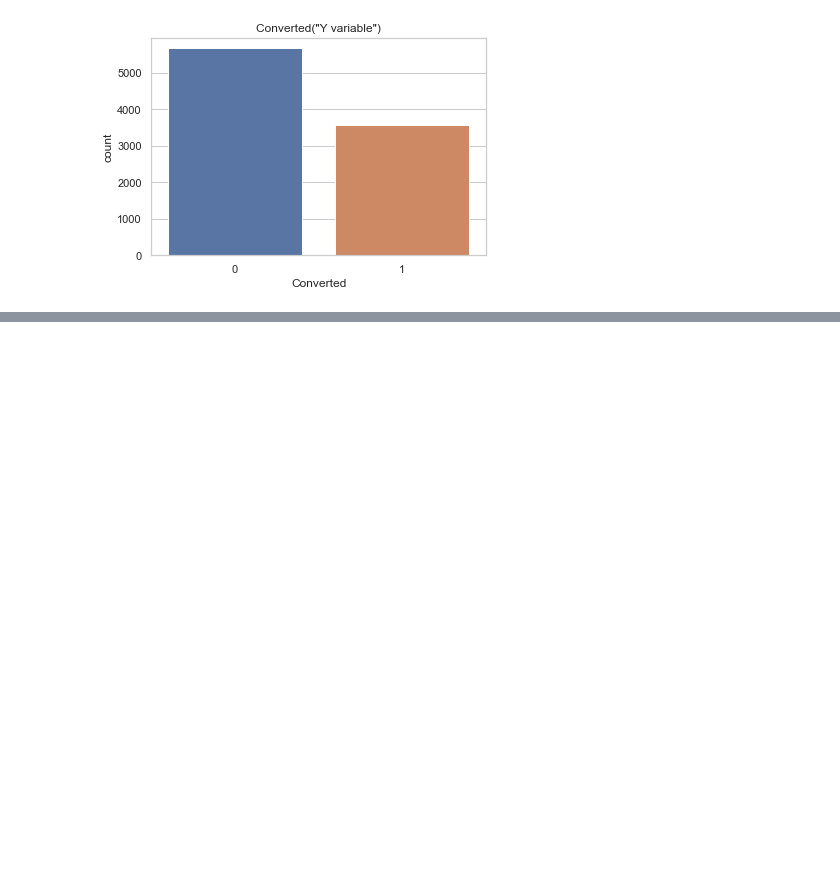
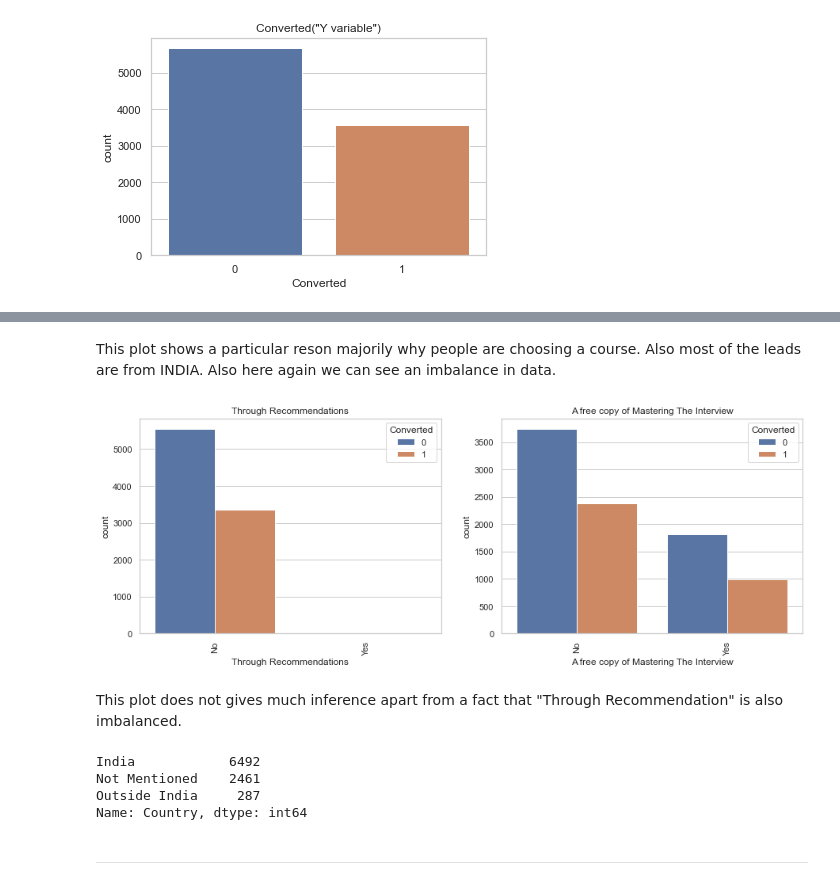
Before and after one commit to SatyugRaj/Lead_Scoring_Case_Study, a Jupyter notebook: LEAD_SCORING_CASE_STUDY.ipynb, the cells around one changed output, grey strips where cells are left out. Drawn from its saved outputs; the diff is of its cells as text; code cells hidden in the pictures; blank space fills up the shorter version.

```diff
--- a/LEAD_SCORING_CASE_STUDY.ipynb
+++ b/LEAD_SCORING_CASE_STUDY.ipynb
@@ -600,0 +648,27 @@ plt.show()
+# %% [markdown]
+This plot shows a particular reson majorily why people are choosing a course.
+Also most of the leads are from INDIA. Also here again we can see an imbalance in data.
+# %%
+plt.figure(figsize = (15,5))
+
+plt.subplot(1,2,1)
+sns.countplot(x='Through Recommendations', hue='Converted', data= leads_final).tick_params(axis='x', rotation = 90)
+plt.title('Through Recommendations')
+
+plt.subplot(1,2,2)
+sns.countplot(x='A free copy of Mastering The Interview', hue='Converted', data= leads_final).tick_params(axis='x', rotation = 90)
+plt.title('A free copy of Mastering The Interview')
+plt.show()
+# %% [output]
+[figure, added]
+# %% [markdown]
+This plot does not gives much inference apart from a fact that "Through Recommendation" is also imbalanced.
+# %%
+leads.Search.value_counts(dropna=False)
+# %% [output]
+India            6492
+Not Mentioned    2461
+Outside India     287
+Name: Country, dtype: int64
+# %% [markdown]
+*******************************************************************
```
Also changed, not shown: parts of 39 cells of this notebook.
